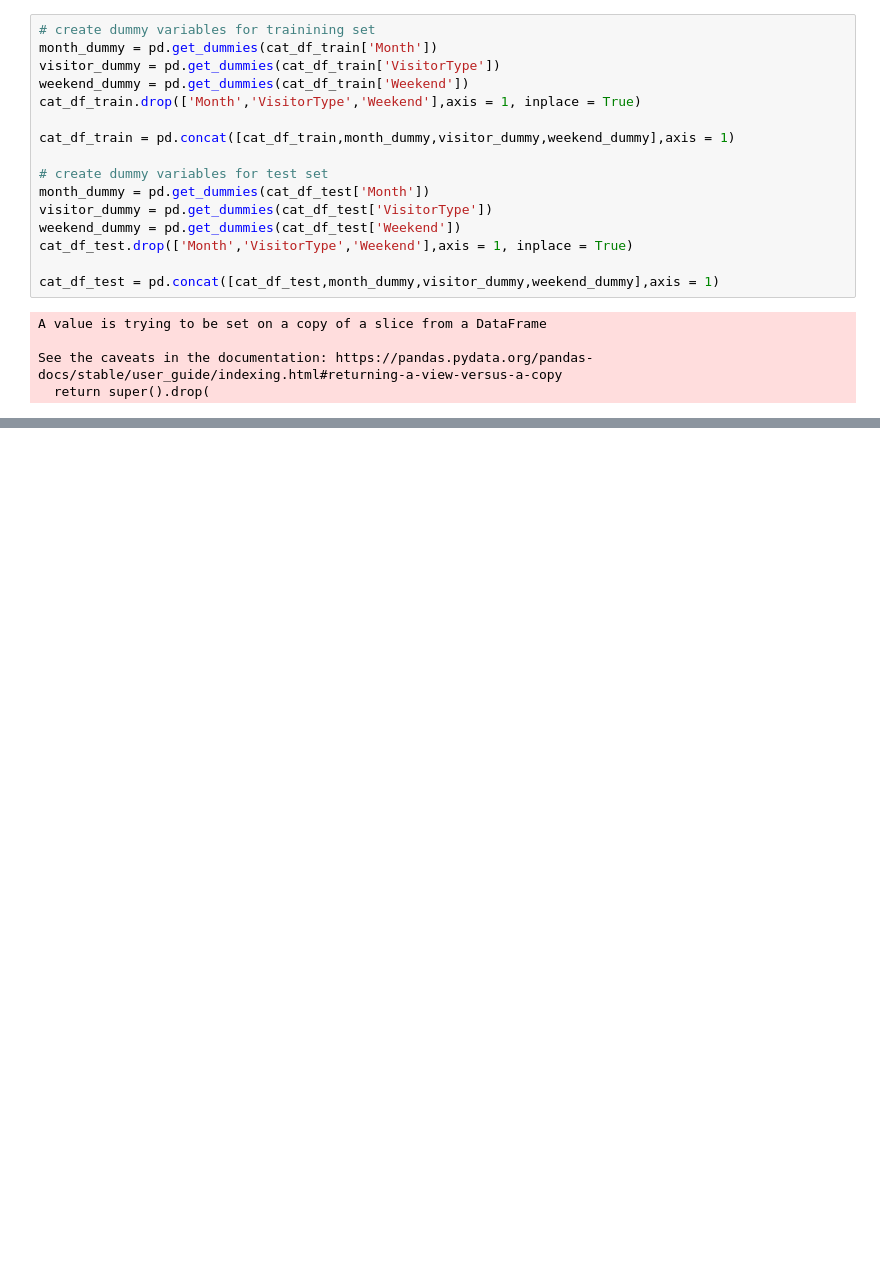
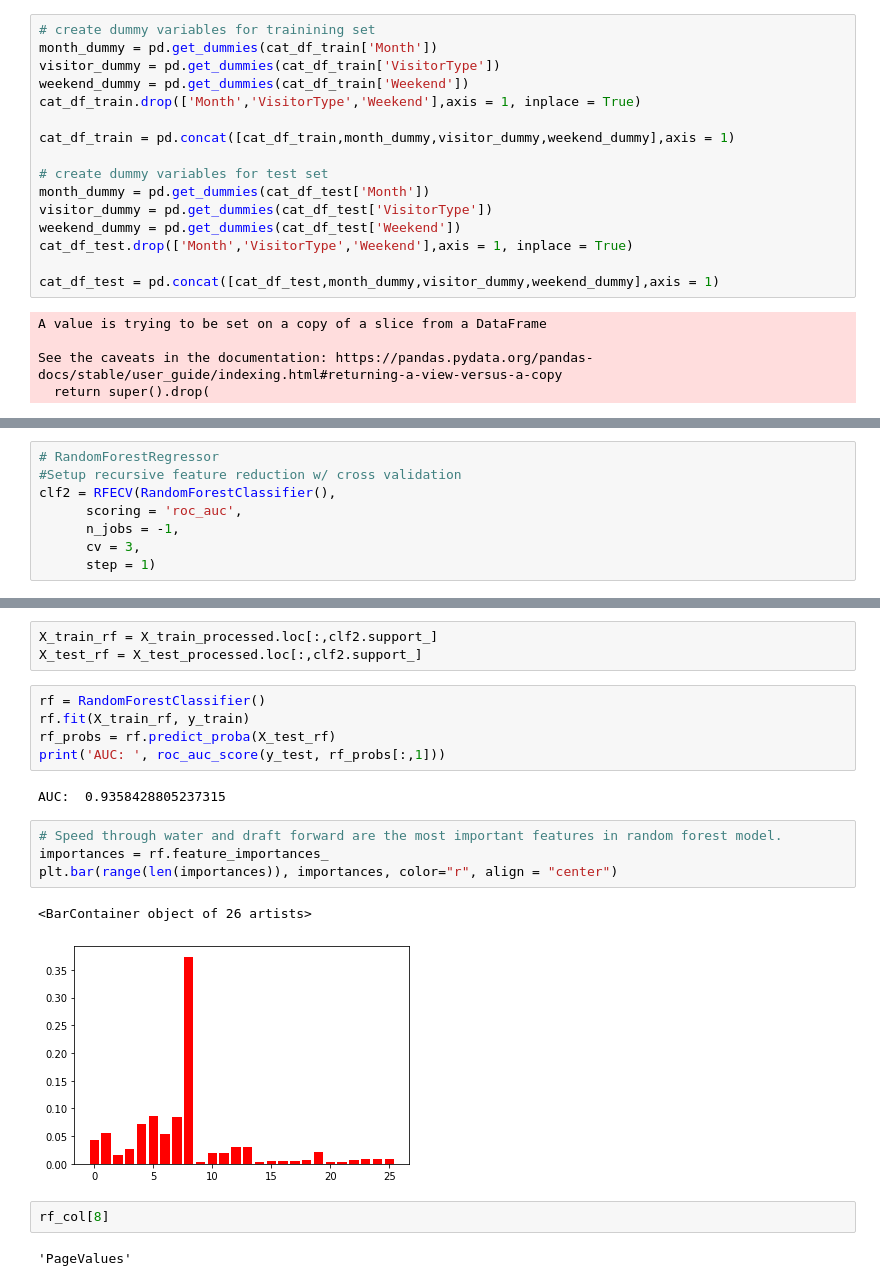
Before and after one commit to xli2257/Aicadium, a Jupyter notebook: aicadium_takehome.ipynb, the cells around one changed output, grey strips where cells are left out. Drawn from its saved outputs; the diff is of its cells as text; blank space fills up the shorter version.

Commit message:
Update model and data

```diff
--- a/aicadium_takehome.ipynb
+++ b/aicadium_takehome.ipynb
@@ -279,0 +246,8 @@ cat_df_train
+# %%
+# RandomForestRegressor
+#Setup recursive feature reduction w/ cross validation
+clf2 = RFECV(RandomForestClassifier(),
+      scoring = 'roc_auc',
+      n_jobs = -1,
+      cv = 3,
+      step = 1)
@@ -279,0 +289,21 @@ cat_df_train
+# %%
+X_train_rf = X_train_processed.loc[:,clf2.support_]
+X_test_rf = X_test_processed.loc[:,clf2.support_]
+# %%
+rf = RandomForestClassifier()
+rf.fit(X_train_rf, y_train)
+rf_probs = rf.predict_proba(X_test_rf)
+print('AUC: ', roc_auc_score(y_test, rf_probs[:,1]))
+# %% [output]
+AUC:  0.9358428805237315
+# %%
+# Speed through water and draft forward are the most important features in random forest model.
+importances = rf.feature_importances_
+plt.bar(range(len(importances)), importances, color="r", align = "center")
+# %% [output]
+<BarContainer object of 26 artists>
+[figure, added]
+# %%
+rf_col[8]
+# %% [output]
+'PageValues'
```
Also changed, not shown: parts of 37 cells of this notebook.
